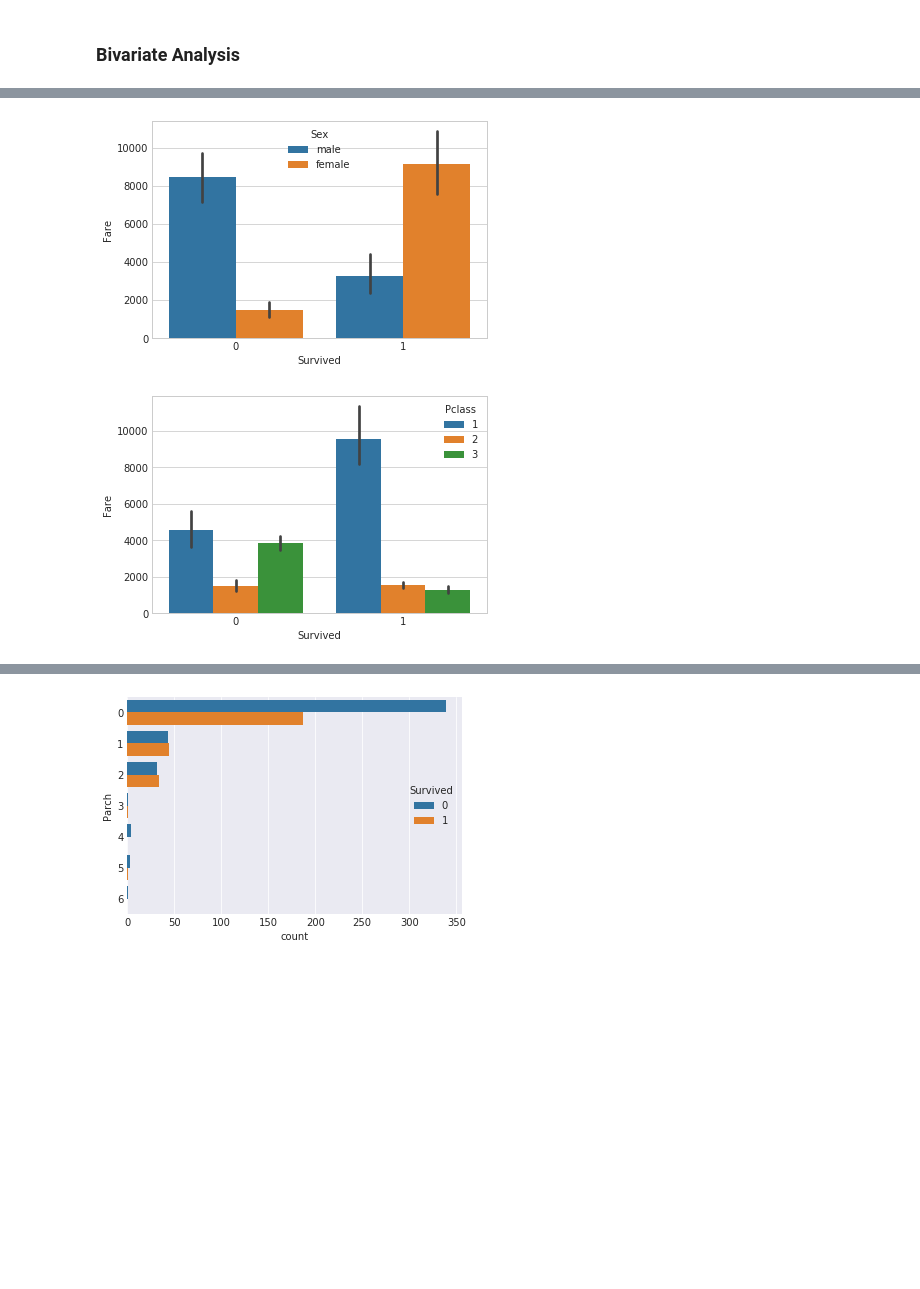
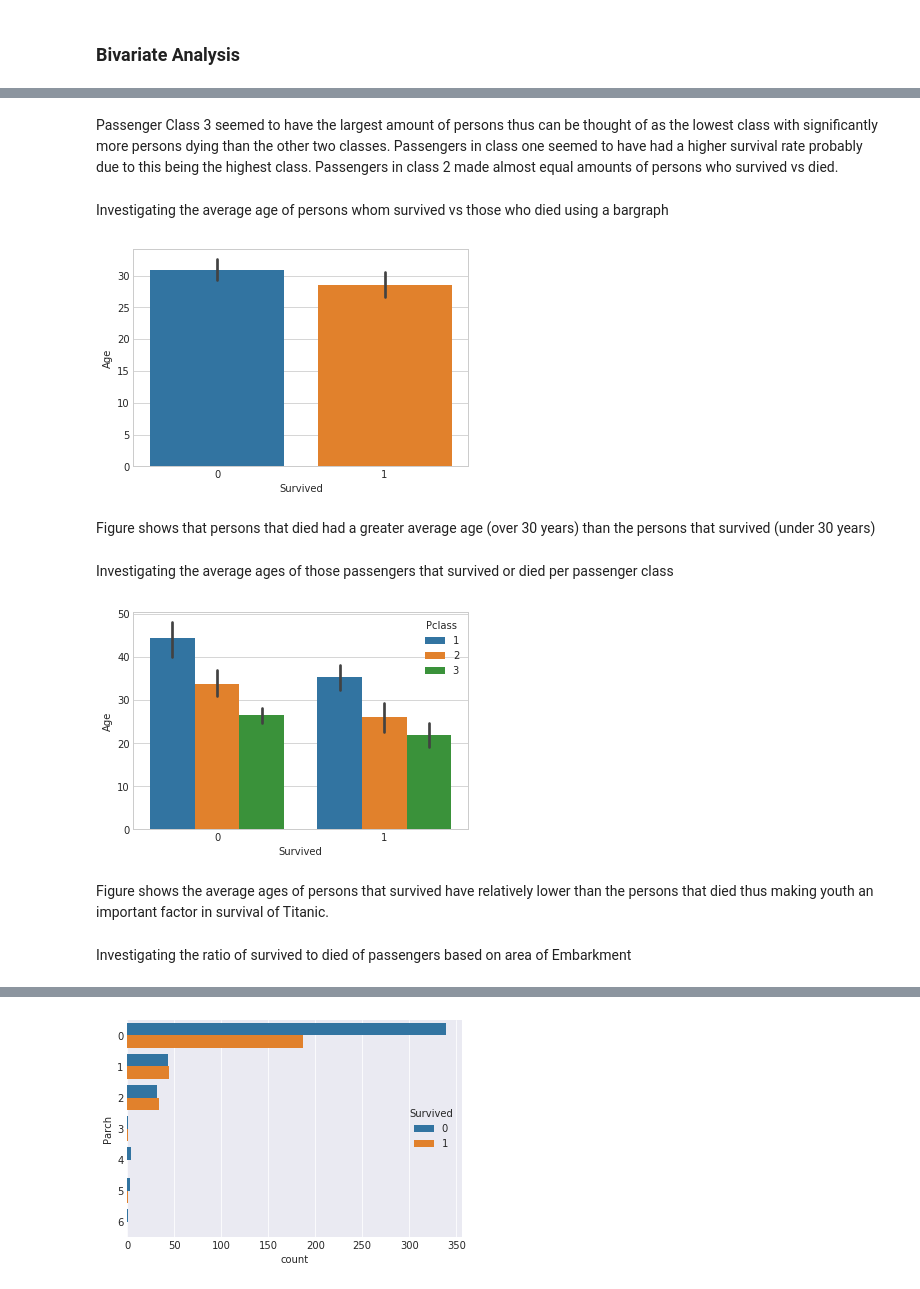
Before and after one commit to 3Thiago/Data-Science-Analtyics, a Jupyter notebook: Titanic Survival Prediction.ipynb, the cells around one changed output, grey strips where cells are left out. Saved outputs shown, nothing was run; the diff lists cells and outputs as text; code cells hidden in the pictures; blank space fills up the shorter version.

```diff
--- a/Titanic Survival Prediction.ipynb
+++ b/Titanic Survival Prediction.ipynb
@@ -144,13 +189,25 @@ array([3, 1, 2], dtype=int64)
+# %% [markdown]
+Passenger Class 3 seemed to have the largest amount of persons thus can be thought of as the lowest class with significantly more persons dying than the other two classes. Passengers in class one seemed to have had a higher survival rate probably due to this being the highest class. Passengers in class 2 made almost equal amounts of persons who survived vs died.
+# %% [markdown]
+Investigating the average age of persons whom survived vs those who died using a bargraph
 # %%
-# Showing total Fares
+# Showing average ages by survived
 with sb.axes_style('whitegrid'):
-    sb.barplot(data=titanic, y = 'Fare', x ='Survived', hue='Sex', estimator = np.sum)
+    sb.barplot(data=titanic, y = 'Age', x ='Survived', estimator = np.mean)
 # %% [output]
-[figure, old version]
+[figure, new version]
+# %% [markdown]
+Figure shows that persons that died had a greater average age (over 30 years) than the persons that survived (under 30 years)
+# %% [markdown]
+Investigating the average ages of those passengers that survived or died per passenger class
 # %%
-# Showing total Fares
+# Showing average ages of passengers survived by class
 with sb.axes_style('whitegrid'):
-    sb.barplot(data=titanic, y = 'Fare', x ='Survived', hue='Pclass', estimator = np.sum)
+    sb.barplot(data=titanic, y = 'Age', x ='Survived', hue='Pclass', estimator = np.mean)
 # %% [output]
-[figure, old version]
+[figure, new version]
+# %% [markdown]
+Figure shows the average ages of persons that survived have relatively lower than the persons that died thus making youth an important factor in survival of Titanic.
+# %% [markdown]
+Investigating the ratio of survived to died of passengers based on area of Embarkment
 # %%
```
Also changed, not shown: parts of 57 cells of this notebook.
